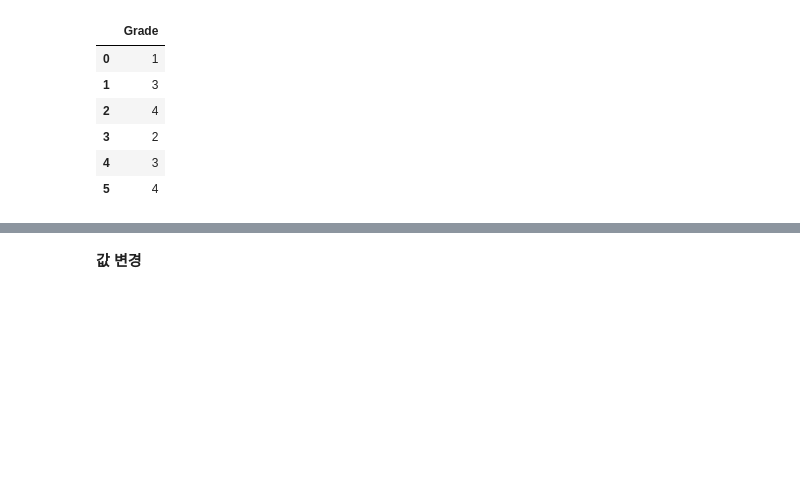
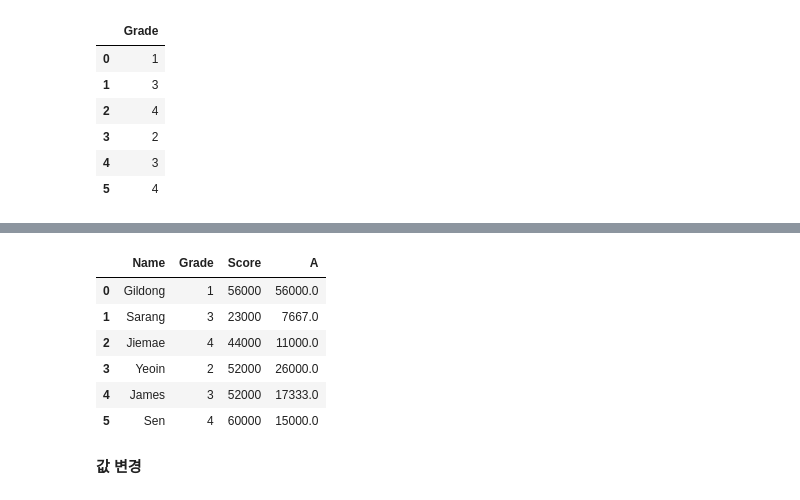
Before and after one commit to Run-aivle/study, a Jupyter notebook: Feb/02.07/SEN/Study.ipynb, the cells around one changed output, grey strips where cells are left out. Saved outputs shown, nothing was run; the diff lists cells and outputs as text; code cells hidden in the pictures; blank space fills up the shorter version.

```diff
--- a/Feb/02.07/SEN/Study.ipynb
+++ b/Feb/02.07/SEN/Study.ipynb
@@ -75,3 +93,14 @@ df1
+# %%
+df1.insert(3, 'A', round(df['Score']/df['Grade']))
+df1
+# %% [output]
+|  | Name | Grade | Score | A |
+| 0 | Gildong | 1 | 56000 | 56000.0 |
+| 1 | Sarang | 3 | 23000 | 7667.0 |
+| 2 | Jiemae | 4 | 44000 | 11000.0 |
+| 3 | Yeoin | 2 | 52000 | 26000.0 |
+| 4 | James | 3 | 52000 | 17333.0 |
+| 5 | Sen | 4 | 60000 | 15000.0 |
 # %% [markdown]
 **값 변경**
 # %%
```
Also changed, not shown: parts of 4 cells of this notebook.
